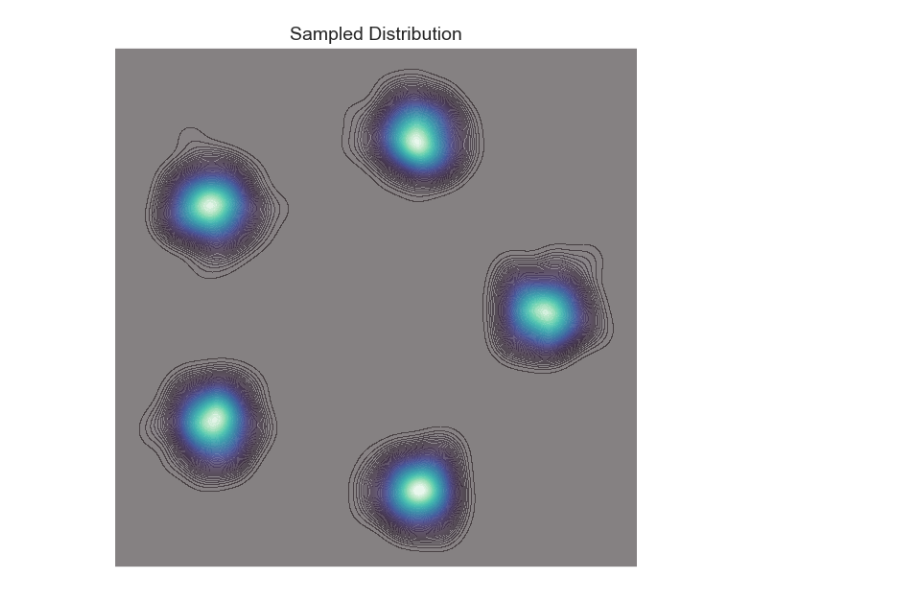
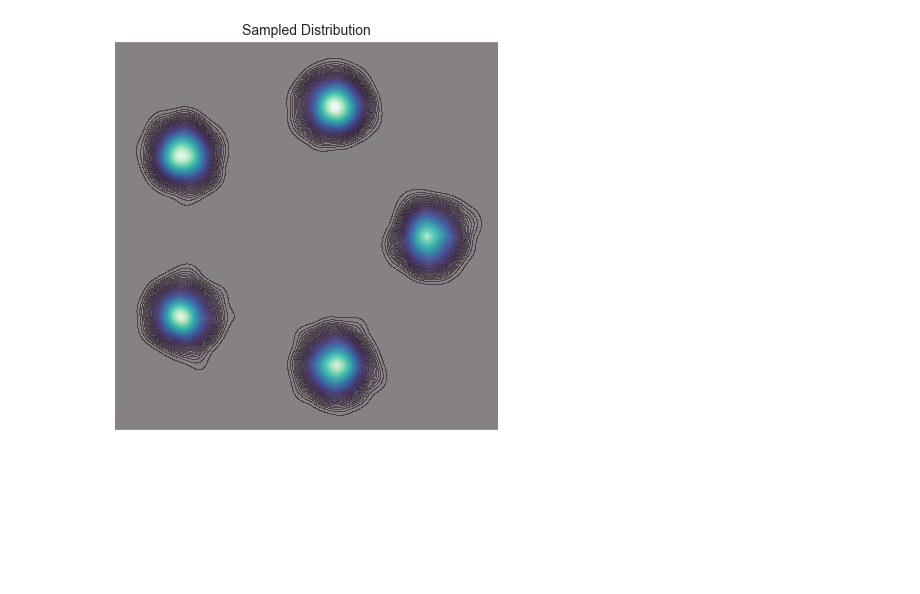
Before and after one commit to Mullerio/Compostional-Generative-Models, a Jupyter notebook: test.ipynb, the cells around one changed output. Drawn from its saved outputs; the diff is of its cells as text; code cells hidden in the pictures; blank space fills up the shorter version.

```diff
--- a/test.ipynb
+++ b/test.ipynb
@@ -5,13 +5,13 @@ from src.ode_solvers import *
 # %%
 device = torch.device("cuda" if torch.cuda.is_available() else "cpu")
 
-swiss = GaussianMixture.symmetric_2D(5, std=1, scale=10.0).to(device)
+swiss = GaussianMixture.symmetric_2D(5,1.0)
 
 gaussian_path = GaussianConditionalProbabilityPath(p_data=swiss, alpha=LinearAlpha(), beta = SquareRootBeta(), device=device).to(device)
 
 model = BasicMLP(input_dim=2, hidden_dims=[64,64,64,64])
 
-trainer = FlowDiffTrainer(path=gaussian_path, modeltype="FM", model=model)
+trainer = NoisePredictorTrainer(path=gaussian_path, model=model)
 
 trainer.train_loop(num_epochs=5000, device=device, lr=1e-3, n= 1000)
 # %% [output]
@@ -23,7 +23,7 @@ In Epoch 4000 we have a loss of 11.041844367980957
 # %%
-plot_samples(swiss.sample(1000), contour=False)
+plot_samples(swiss.sample(2000), contour=False)
 # %% [output]
-[figure, old version]
+[figure, new version]
 # %%
 ode = VectorFieldODE(model)
 
```
Also changed, not shown: parts of 4 cells of this notebook, 4 other files.
